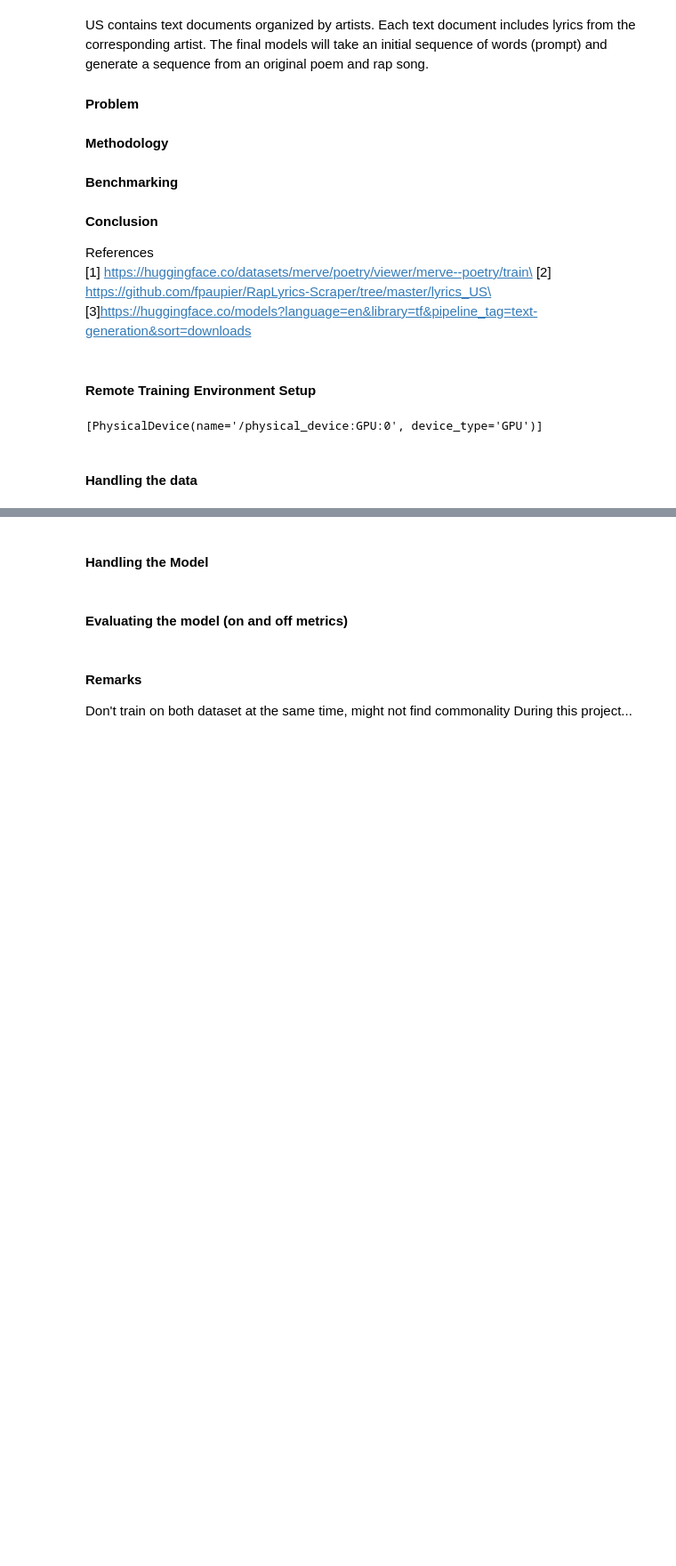
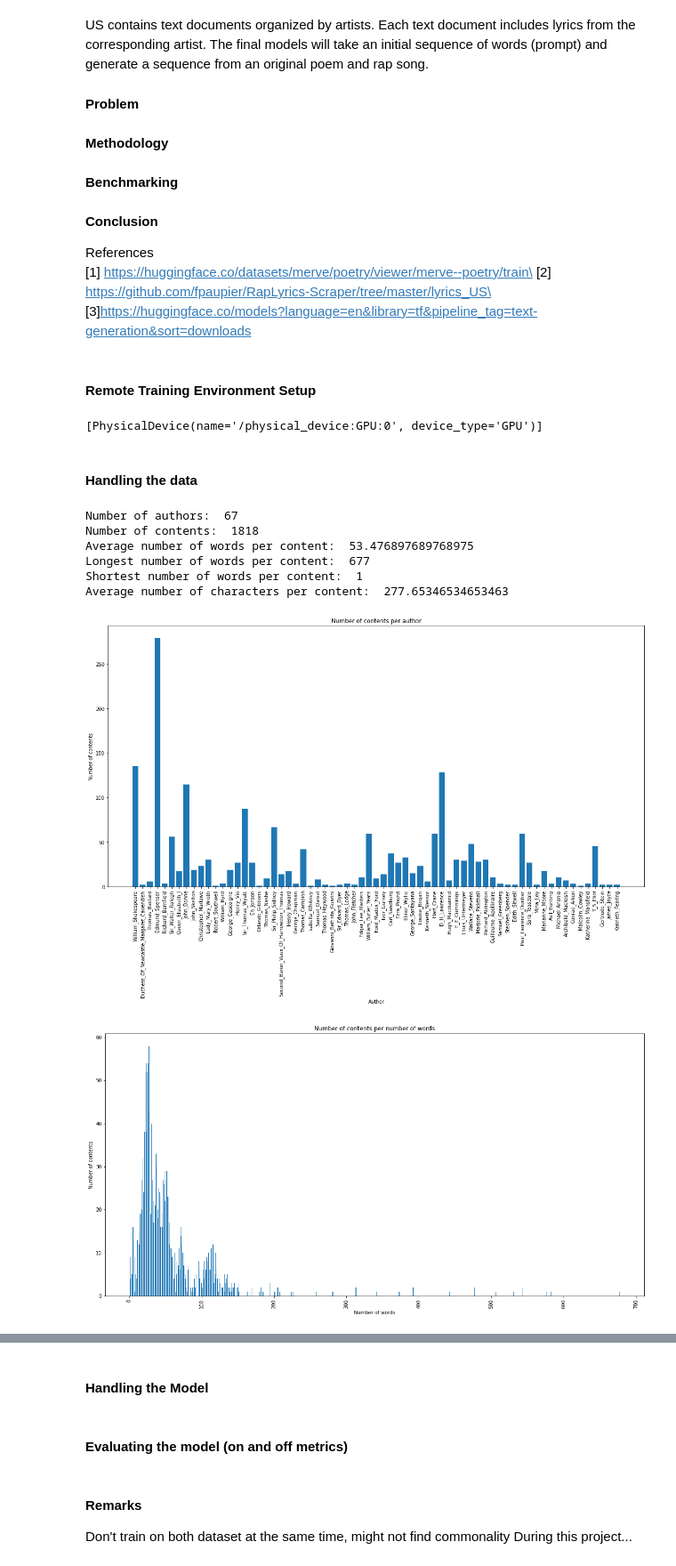
Before and after one commit to ERUD1T3/causal-language-modeling, a Jupyter notebook: jmoukpe_proj3.ipynb, the cells around one changed output, grey strips where cells are left out. Shown: that part at 89% size. Saved outputs shown, nothing was run; the diff lists cells and outputs as text; code cells hidden in the pictures; blank space fills up the shorter version.

Commit message:
getting stats about datasets

```diff
--- a/jmoukpe_proj3.ipynb
+++ b/jmoukpe_proj3.ipynb
@@ -84,4 +84,4 @@ def parse(dataset_path):
     dataf = open(dataset_path, 'r', encoding='utf-8')
     for line in dataf:
         # get the text and stars
-        yield JSON
+        yield json.loads(line)['author'], json.loads(line)['content']
@@ -87,0 +152,13 @@ def parse(dataset_path):
+# %%
+
+# plot the stats for the poems dataset
+plot_stats(poems_path)
+# %% [output]
+Number of authors:  67
+Number of contents:  1818
+Average number of words per content:  53.476897689768975
+Longest number of words per content:  677
+Shortest number of words per content:  1
+Average number of characters per content:  277.65346534653463
+[figure, added]
+[figure, added]
```
Also changed, not shown: parts of 2 cells of this notebook, 2 other files.
